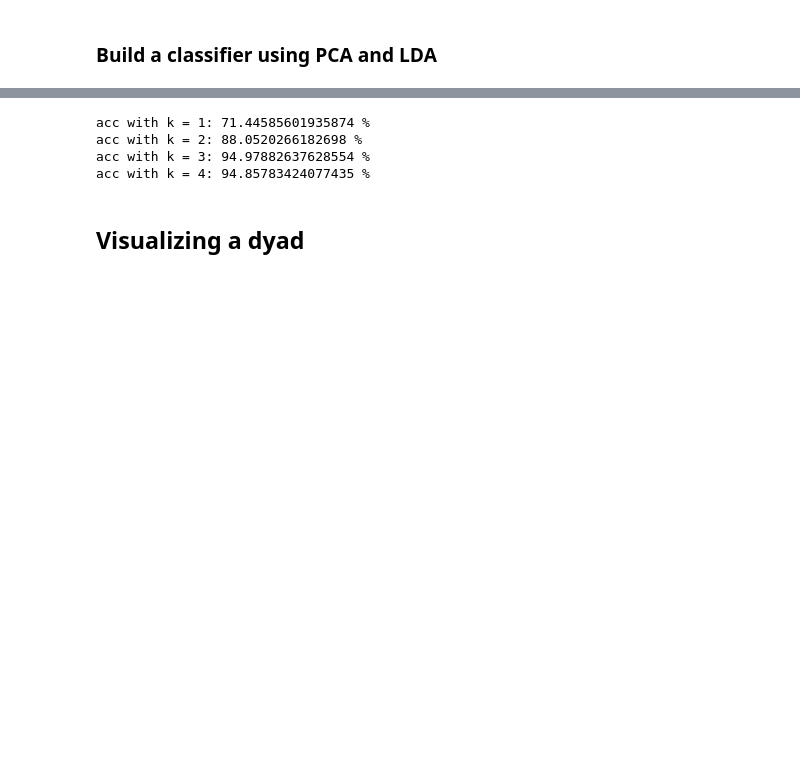
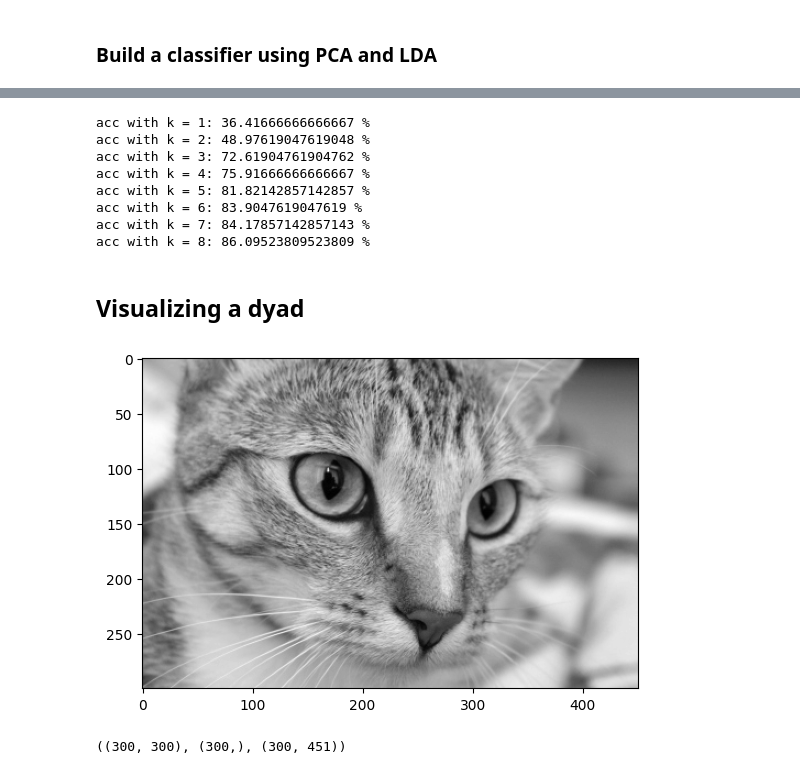
Before and after one commit to Tony3oo3/SMMAI_Lab, a Jupyter notebook: Homework 2/homework.ipynb, the cells around one changed output, grey strips where cells are left out. Cells and saved outputs as stored; diff of their text form; code cells hidden in the pictures; blank space fills up the shorter version.

```diff
--- a/Homework 2/homework.ipynb
+++ b/Homework 2/homework.ipynb
@@ -307,11 +331,15 @@ acc with k = 28: 84.21052631578947 %
 # %%
-for k in range(1, 5, 1):
+for k in range(1, 9, 1):
     y_predicted = LDA_classifier(X_train, y_train, X_test, k=k)
     print("acc with k = "+ str(k) + ": " + str(compute_accuracy(y_test, y_predicted)) + " %")
 # %% [output]
-acc with k = 1: 71.44585601935874 %
-acc with k = 2: 88.0520266182698 %
-acc with k = 3: 94.97882637628554 %
-acc with k = 4: 94.85783424077435 %
+acc with k = 1: 36.41666666666667 %
+acc with k = 2: 48.97619047619048 %
+acc with k = 3: 72.61904761904762 %
+acc with k = 4: 75.91666666666667 %
+acc with k = 5: 81.82142857142857 %
+acc with k = 6: 83.9047619047619 %
+acc with k = 7: 84.17857142857143 %
+acc with k = 8: 86.09523809523809 %
 # %% [markdown]
 ## Visualizing a dyad
@@ -319,0 +349,7 @@ acc with k = 4: 94.85783424077435 %
+# %%
+X = skimage.data.cat()
+X = color.rgb2gray(X)
+plt.imshow(X, cmap="gray")
+plt.show()
+# %% [output]
+[figure, added]
@@ -319,0 +359,5 @@ acc with k = 4: 94.85783424077435 %
+# %%
+U, s, v = svd_m
+U.shape, s.shape, v.shape
+# %% [output]
+((300, 300), (300,), (300, 451))
```
Also changed, not shown: parts of 26 cells of this notebook.
